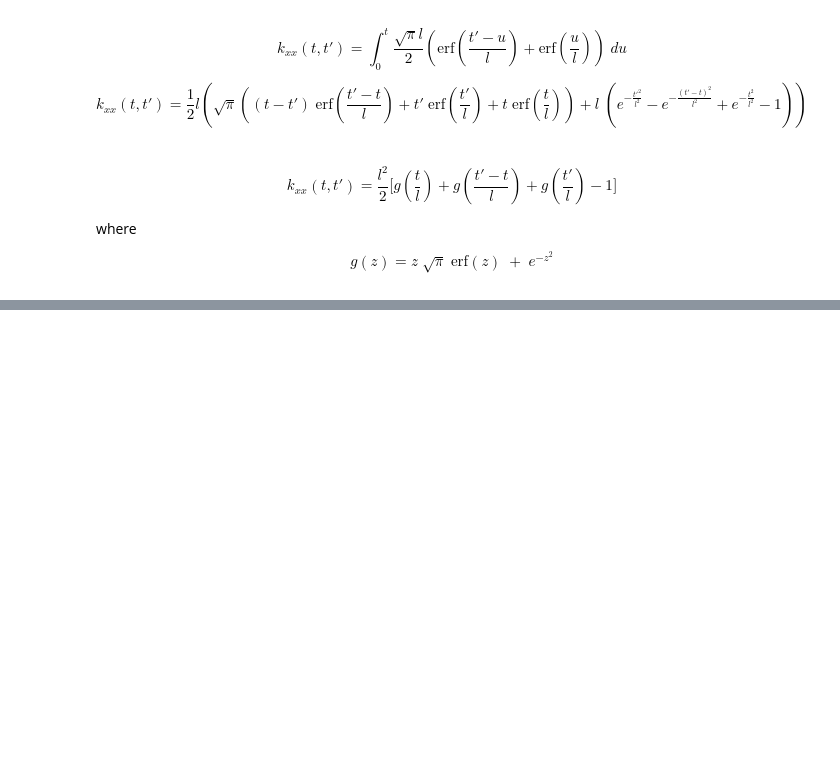
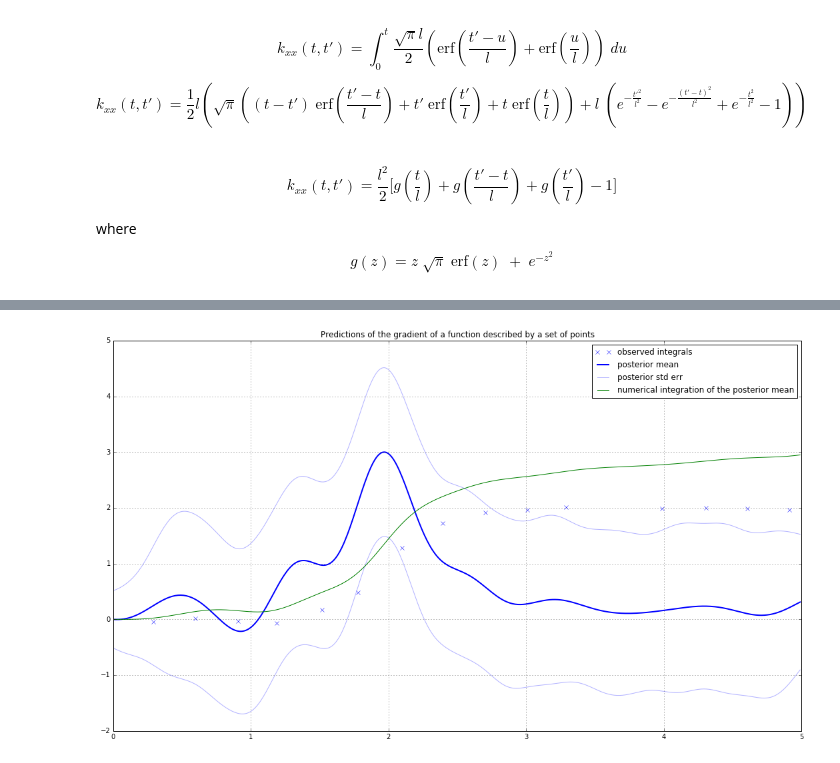
Before and after one commit to scikic/usercentricdatamodel, a Jupyter notebook: Derivation of integral.ipynb, the cells around one changed output, grey strips where cells are left out. Drawn from its saved outputs; the diff is of its cells as text; code cells hidden in the pictures; blank space fills up the shorter version.

```diff
--- a/Derivation of integral.ipynb
+++ b/Derivation of integral.ipynb
@@ -59,0 +157,15 @@ $$g(z) = z\;\sqrt{\pi}\;\text{erf}(z)\;+\;e^{-z^2}$$
+# %%
+plt.plot(ts,xs,'x',label='observed integrals')
+plt.plot(fts,mean,'b',linewidth=2,label='posterior mean')
+stds = np.sqrt(cov.diagonal())
+plt.plot(fts,mean+stds,'b', alpha=0.3,label='posterior std err')
+plt.plot(fts,mean-stds,'b', alpha=0.3)
+plt.grid()
+plt.plot(fts,np.cumsum(mean)*(fts[1]-fts[0]),linewidth=1,label='numerical integration of the posterior mean')
+plt.legend()
+plt.title('Predictions of the gradient of a function described by a set of points')
+plt.xlim([0,5])
+fig = plt.gcf()
+fig.set_size_inches(18.5, 10.5)
+# %% [output]
+[figure, added]
```
Also changed, not shown: parts of 14 cells of this notebook.
